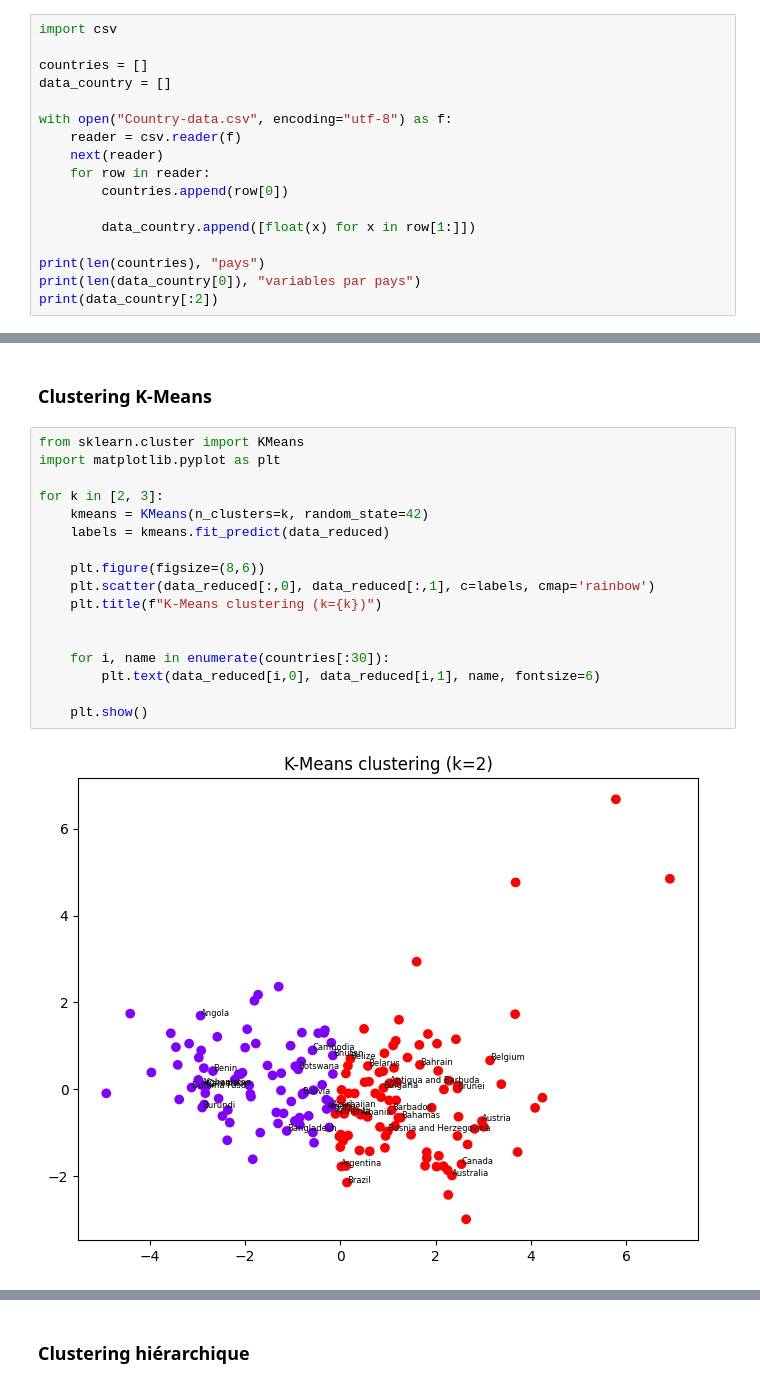
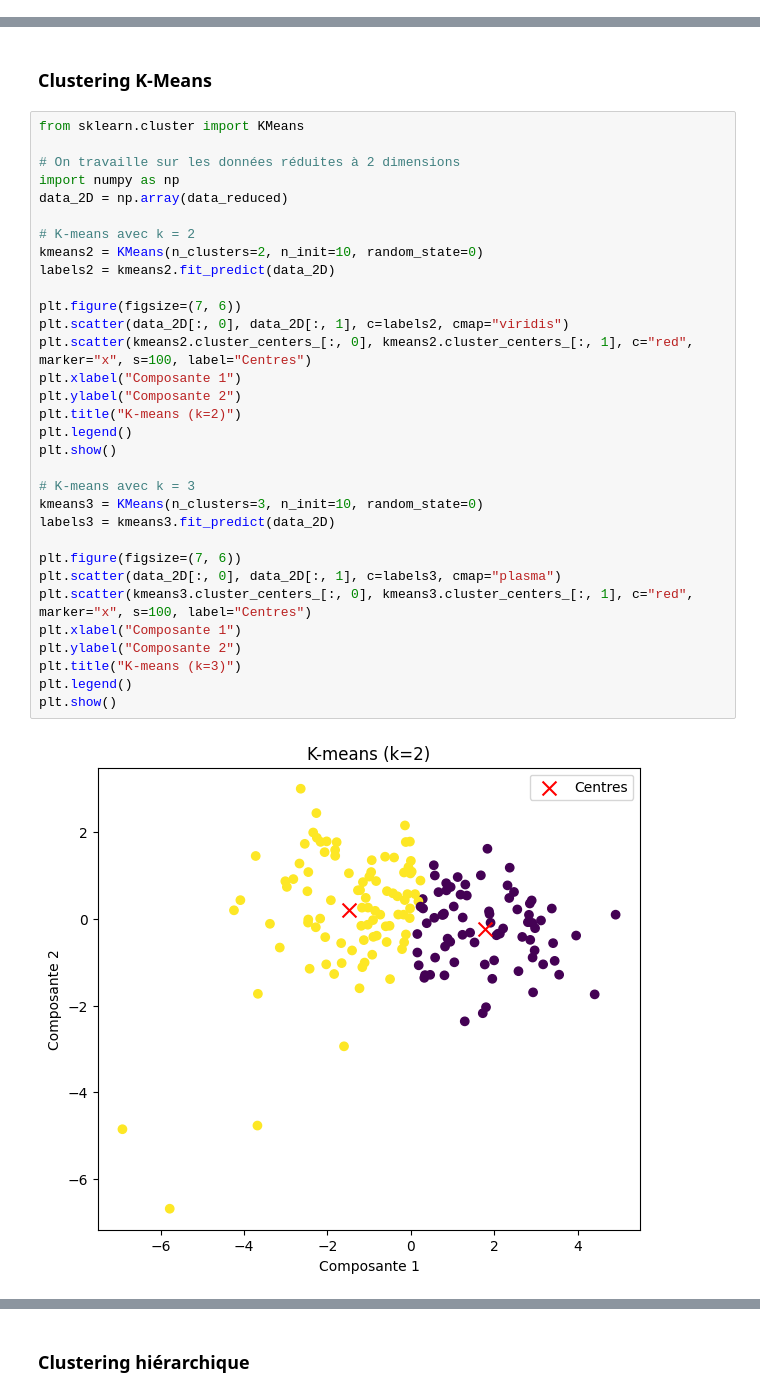
Before and after one commit to milleracero/Data-mining-INSA---TD-Clustering, a Jupyter notebook: Clustering-TD.ipynb, the cells around one changed output, grey strips where cells are left out. Cells and saved outputs as stored; diff of their text form.

```diff
--- a/Clustering-TD.ipynb
+++ b/Clustering-TD.ipynb
@@ -659,17 +656,0 @@ plt.show()
-# %%
-import csv
-
-countries = []
-data_country = []
-
-with open("Country-data.csv", encoding="utf-8") as f:
-    reader = csv.reader(f)
-    next(reader)
-    for row in reader:
-        countries.append(row[0])
-
-        data_country.append([float(x) for x in row[1:]])
-
-print(len(countries), "pays")
-print(len(data_country[0]), "variables par pays")
-print(data_country[:2])
@@ -702,20 +716,35 @@ print(data_reduced[:2])
 ### Clustering K-Means
 # %%
 from sklearn.cluster import KMeans
-import matplotlib.pyplot as plt
 
-for k in [2, 3]:
-    kmeans = KMeans(n_clusters=k, random_state=42)
-    labels = kmeans.fit_predict(data_reduced)
+# On travaille sur les données réduites à 2 dimensions
+import numpy as np
+data_2D = np.array(data_reduced)
 
-    plt.figure(figsize=(8,6))
-    plt.scatter(data_reduced[:,0], data_reduced[:,1], c=labels, cmap='rainbow')
-    plt.title(f"K-Means clustering (k={k})")
+# K-means avec k = 2
+kmeans2 = KMeans(n_clusters=2, n_init=10, random_state=0)
+labels2 = kmeans2.fit_predict(data_2D)
 
+plt.figure(figsize=(7, 6))
+plt.scatter(data_2D[:, 0], data_2D[:, 1], c=labels2, cmap="viridis")
+plt.scatter(kmeans2.cluster_centers_[:, 0], kmeans2.cluster_centers_[:, 1], c="red", marker="x", s=100, label="Centres")
+plt.xlabel("Composante 1")
+plt.ylabel("Composante 2")
+plt.title("K-means (k=2)")
+plt.legend()
+plt.show()
 
-    for i, name in enumerate(countries[:30]):
-        plt.text(data_reduced[i,0], data_reduced[i,1], name, fontsize=6)
+# K-means avec k = 3
+kmeans3 = KMeans(n_clusters=3, n_init=10, random_state=0)
+labels3 = kmeans3.fit_predict(data_2D)
 
-    plt.show()
+plt.figure(figsize=(7, 6))
+plt.scatter(data_2D[:, 0], data_2D[:, 1], c=labels3, cmap="plasma")
+plt.scatter(kmeans3.cluster_centers_[:, 0], kmeans3.cluster_centers_[:, 1], c="red", marker="x", s=100, label="Centres")
+plt.xlabel("Composante 1")
+plt.ylabel("Composante 2")
+plt.title("K-means (k=3)")
+plt.legend()
+plt.show()
 # %% [output]
-[figure, old version]
+[figure, new version]
```
Also changed, not shown: parts of 10 cells of this notebook.
